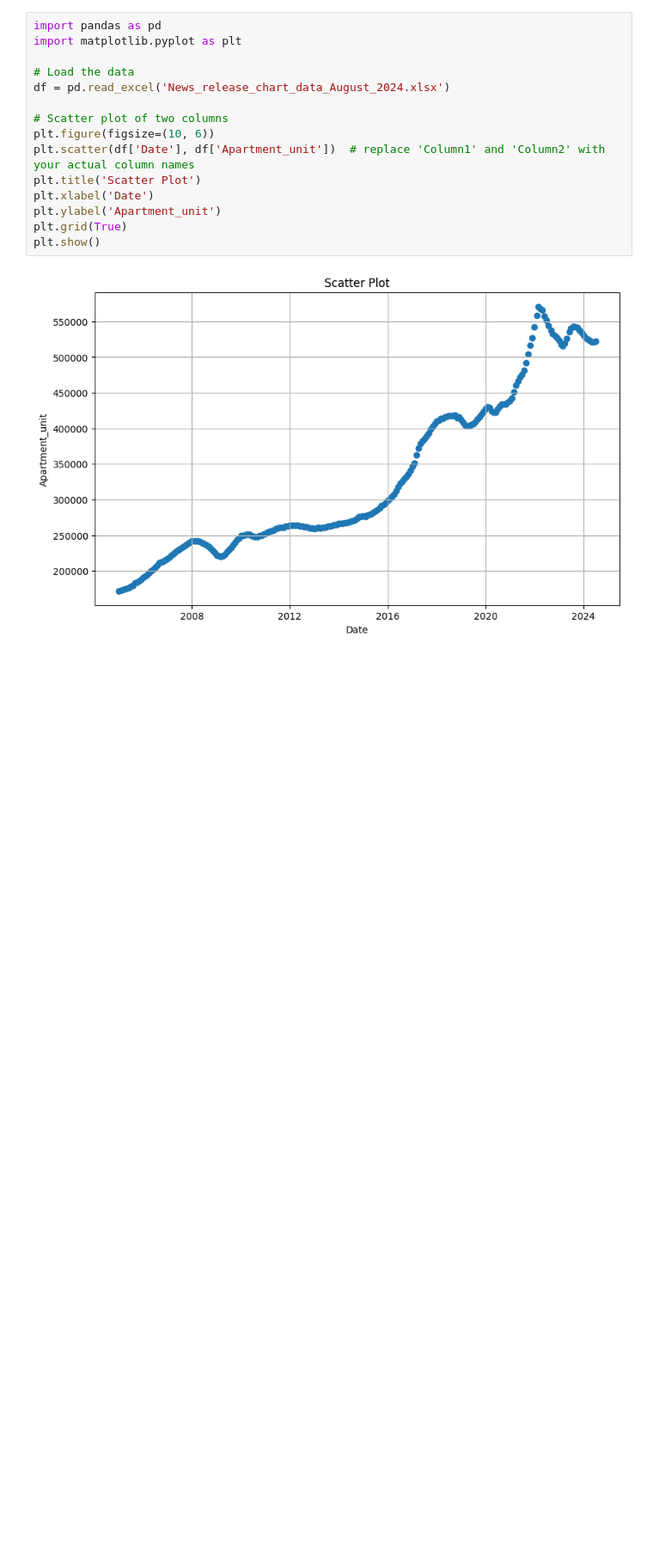
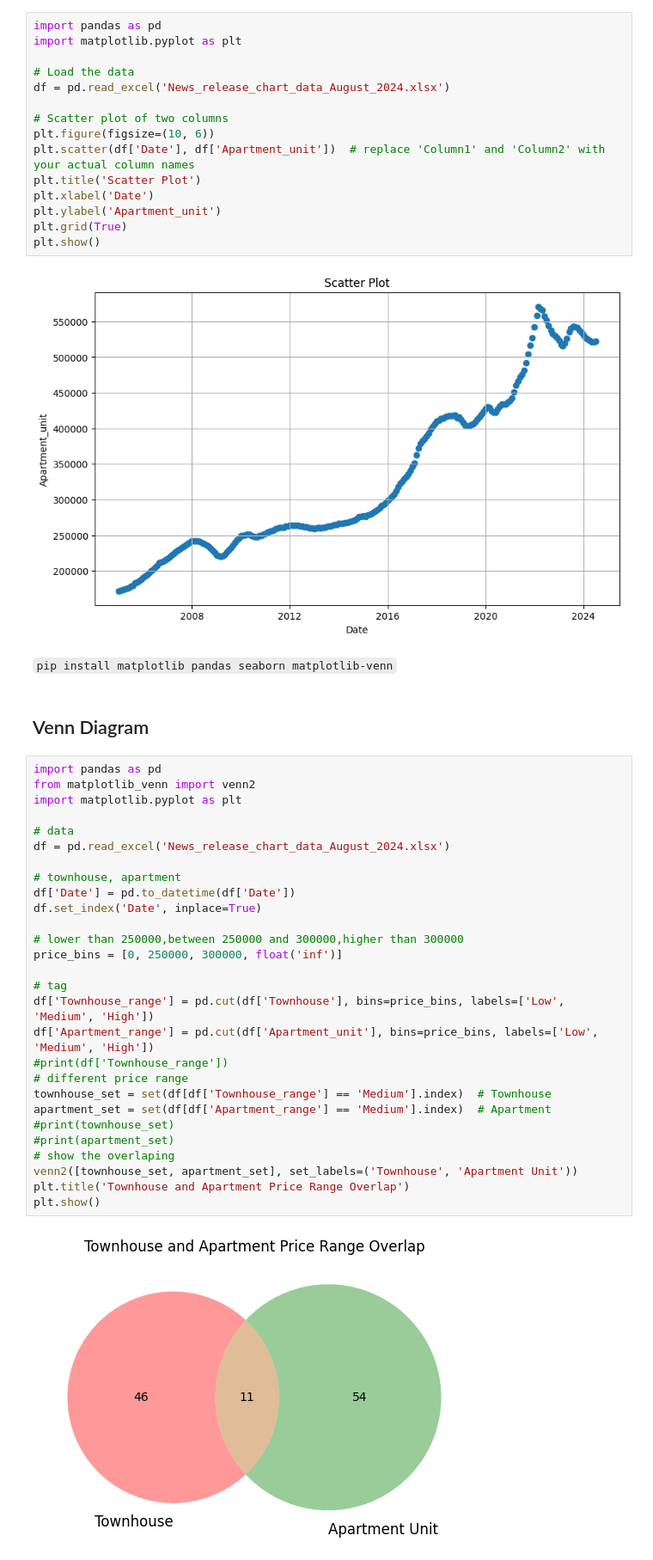
Before and after one commit to Jianting-Selina/PROG8430-1, a Jupyter notebook: week2presentation.ipynb, the cells around one changed output. Shown at 86% size. Saved outputs shown, nothing was run; the diff lists cells and outputs as text; blank space fills up the shorter version.

Commit message:
added venn diagram

```diff
--- a/week2presentation.ipynb
+++ b/week2presentation.ipynb
@@ -166,3 +171,37 @@ plt.grid(True)
 plt.show()
 # %% [output]
 [figure]
+# %% [markdown]
+`pip install matplotlib pandas seaborn matplotlib-venn`
+# %% [markdown]
+## Venn Diagram
+# %%
+import pandas as pd
+from matplotlib_venn import venn2
+import matplotlib.pyplot as plt
+
+# data
+df = pd.read_excel('News_release_chart_data_August_2024.xlsx')
+
+# townhouse, apartment
+df['Date'] = pd.to_datetime(df['Date'])
+df.set_index('Date', inplace=True)
+
+# lower than 250000,between 250000 and 300000,higher than 300000
+price_bins = [0, 250000, 300000, float('inf')]
+
+# tag
+df['Townhouse_range'] = pd.cut(df['Townhouse'], bins=price_bins, labels=['Low', 'Medium', 'High'])
+df['Apartment_range'] = pd.cut(df['Apartment_unit'], bins=price_bins, labels=['Low', 'Medium', 'High'])
+#print(df['Townhouse_range'])
+# different price range
+townhouse_set = set(df[df['Townhouse_range'] == 'Medium'].index)  # Townhouse
+apartment_set = set(df[df['Apartment_range'] == 'Medium'].index)  # Apartment
+#print(townhouse_set)
+#print(apartment_set)
+# show the overlaping
+venn2([townhouse_set, apartment_set], set_labels=('Townhouse', 'Apartment Unit'))
+plt.title('Townhouse and Apartment Price Range Overlap')
+plt.show()
+# %% [output]
+[figure, added]
```
Also changed, not shown: parts of 3 cells of this notebook.
